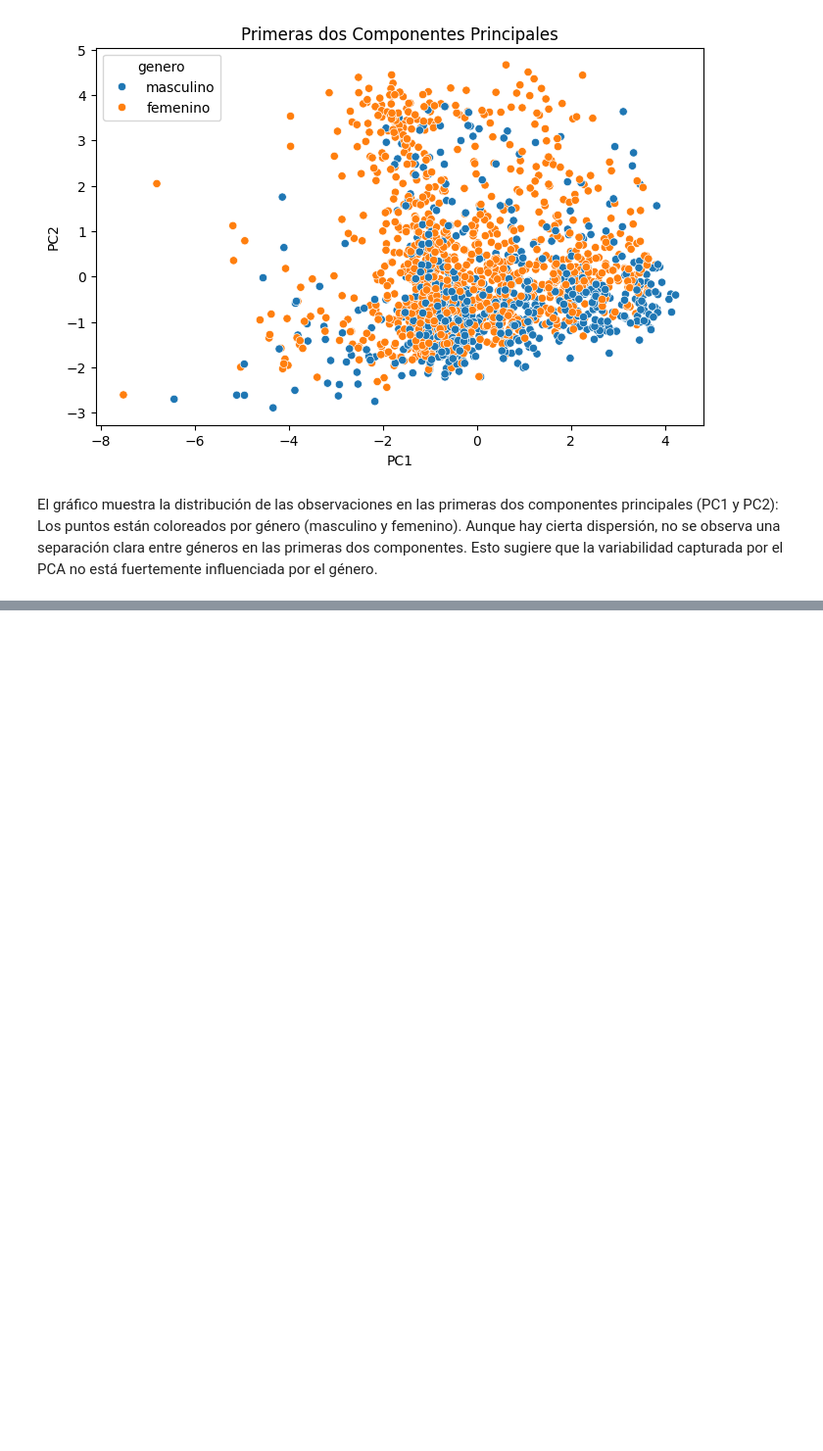
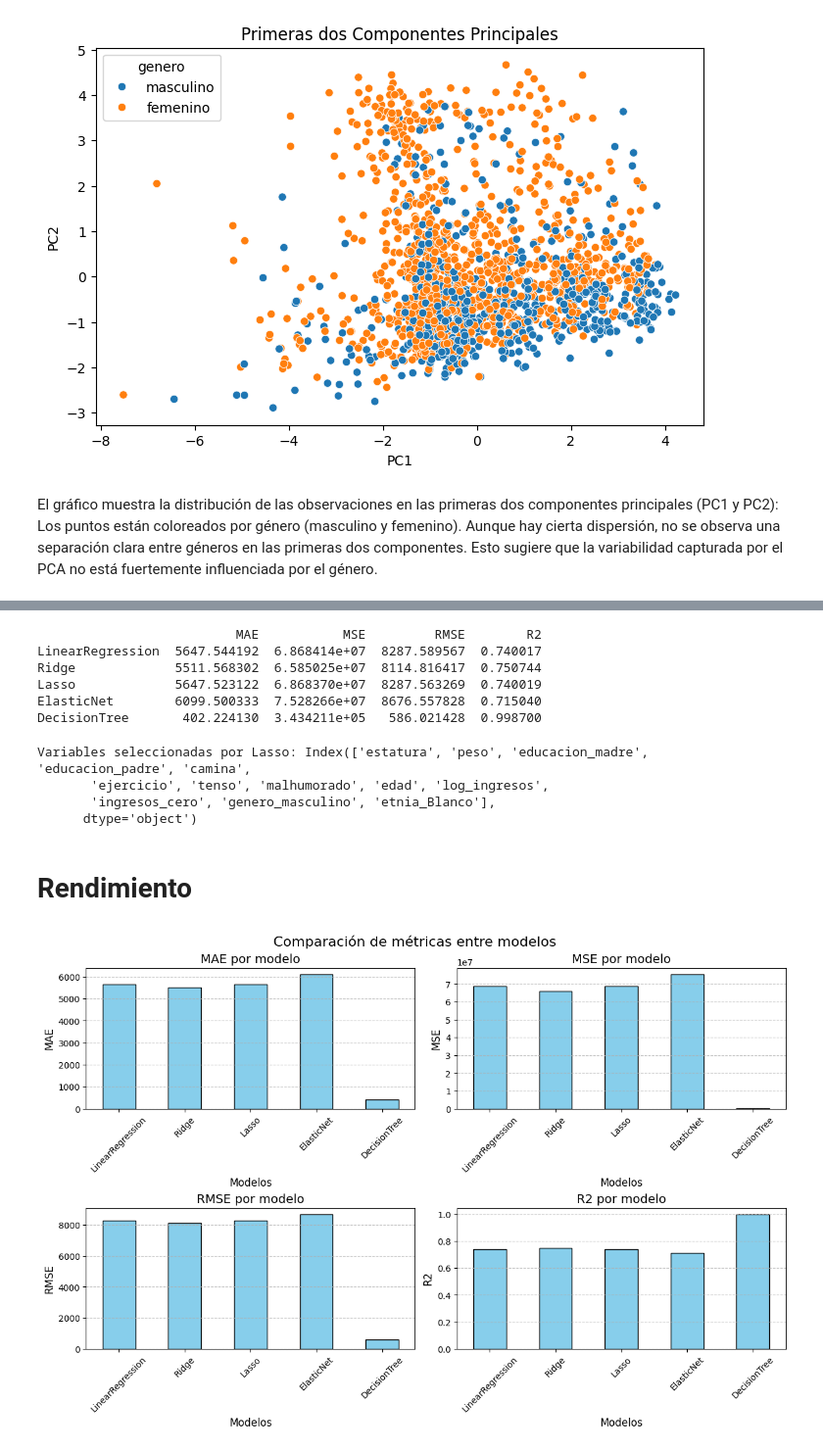
Before and after one commit to CamiPasten/Examen-ciencia-de-datos, a Jupyter notebook: Examen_of.ipynb, the cells around one changed output, grey strips where cells are left out. Shown at 98% size. Cells and saved outputs as stored; diff of their text form; code cells hidden in the pictures; blank space fills up the shorter version.

```diff
--- a/Examen_of.ipynb
+++ b/Examen_of.ipynb
@@ -742,0 +816,7 @@ Las primeras componentes principales explican la mayor parte de la varianza, per
+# %%
+# Asegurar que X_train y X_test tengan las mismas columnas después de la codificación
+X_train, X_test = X_train.align(X_test, join='left', axis=1, fill_value=0)
+
+# Verificar nuevamente que todas las columnas son numéricas
+print("Tipos de datos después de codificación:")
+print(X_train.dtypes)
@@ -742,0 +869,17 @@ Las primeras componentes principales explican la mayor parte de la varianza, per
+# %%
+
+# Evaluar modelos
+results = {}
+for name, model in models.items():
+    model.fit(X_train[selected_features], y_train)
+    y_pred = model.predict(X_test[selected_features])
+    results[name] = {
+        'MAE': mean_absolute_error(y_test, y_pred),
+        'MSE': mean_squared_error(y_test, y_pred),
+        'RMSE': mean_squared_error(y_test, y_pred) ** 0.5,  # Calcular RMSE manualmente
+        'R2': r2_score(y_test, y_pred)
+    }
+
+# Mostrar resultados
+results_df = pd.DataFrame(results).T
+print("Resultados de los modelos:\n", results_df)
@@ -742,0 +894,47 @@ Las primeras componentes principales explican la mayor parte de la varianza, per
+# %%
+# Mostrar resultados
+results_df = pd.DataFrame(results).T
+print(results_df)
+# %% [output]
+                          MAE           MSE         RMSE        R2
+LinearRegression  5647.544192  6.868414e+07  8287.589567  0.740017
+Ridge             5511.568302  6.585025e+07  8114.816417  0.750744
+Lasso             5647.523122  6.868370e+07  8287.563269  0.740019
+ElasticNet        6099.500333  7.528266e+07  8676.557828  0.715040
+DecisionTree       402.224130  3.434211e+05   586.021428  0.998700
+# %%
+from sklearn.linear_model import LassoCV
+import numpy as np
+
+# Aplicar LassoCV
+lasso = LassoCV(cv=5, random_state=42).fit(X_train, y_train)
+
+# Obtener las variables seleccionadas
+selected_features = X_train.columns[np.abs(lasso.coef_) > 0]
+print("Variables seleccionadas por Lasso:", selected_features)
+# %% [output]
+Variables seleccionadas por Lasso: Index(['estatura', 'peso', 'educacion_madre', 'educacion_padre', 'camina',
+       'ejercicio', 'tenso', 'malhumorado', 'edad', 'log_ingresos',
+       'ingresos_cero', 'genero_masculino', 'etnia_Blanco'],
+      dtype='object')
+# %% [markdown]
+# Rendimiento
+# %%
+# Crear subgráficos para cada métrica
+metrics = ["MAE", "MSE", "RMSE", "R2"]
+fig, axes = plt.subplots(2, 2, figsize=(12, 8), constrained_layout=True)
+
+# Generar un gráfico por métrica
+for metric, ax in zip(metrics, axes.ravel()):
+    results_df[metric].plot(kind="bar", ax=ax, color="skyblue", edgecolor="black")
+    ax.set_title(f"{metric} por modelo", fontsize=14)
+    ax.set_ylabel(metric, fontsize=12)
+    ax.set_xlabel("Modelos", fontsize=12)
+    ax.grid(axis="y", linestyle="--", alpha=0.7)
+    ax.tick_params(axis="x", rotation=45)
+
+# Título general
+fig.suptitle("Comparación de métricas entre modelos", fontsize=16)
+plt.show()
+# %% [output]
+[figure, added]
```
Also changed, not shown: parts of 15 cells of this notebook.
